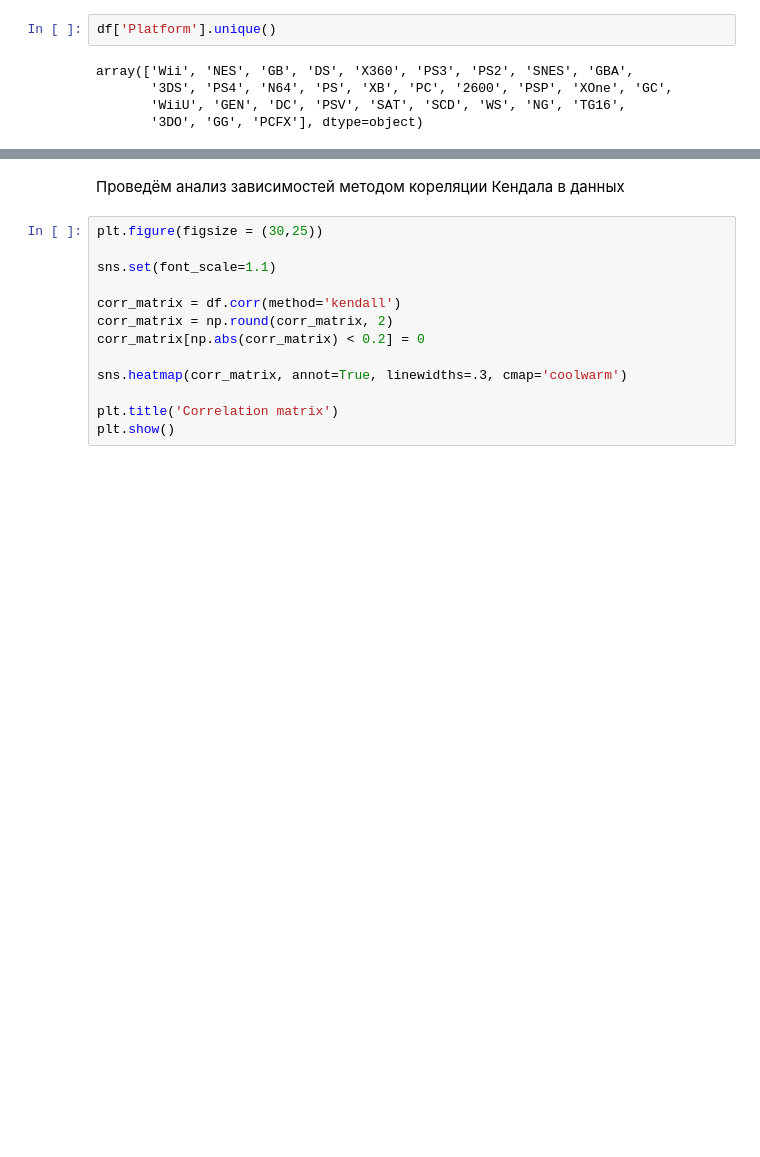
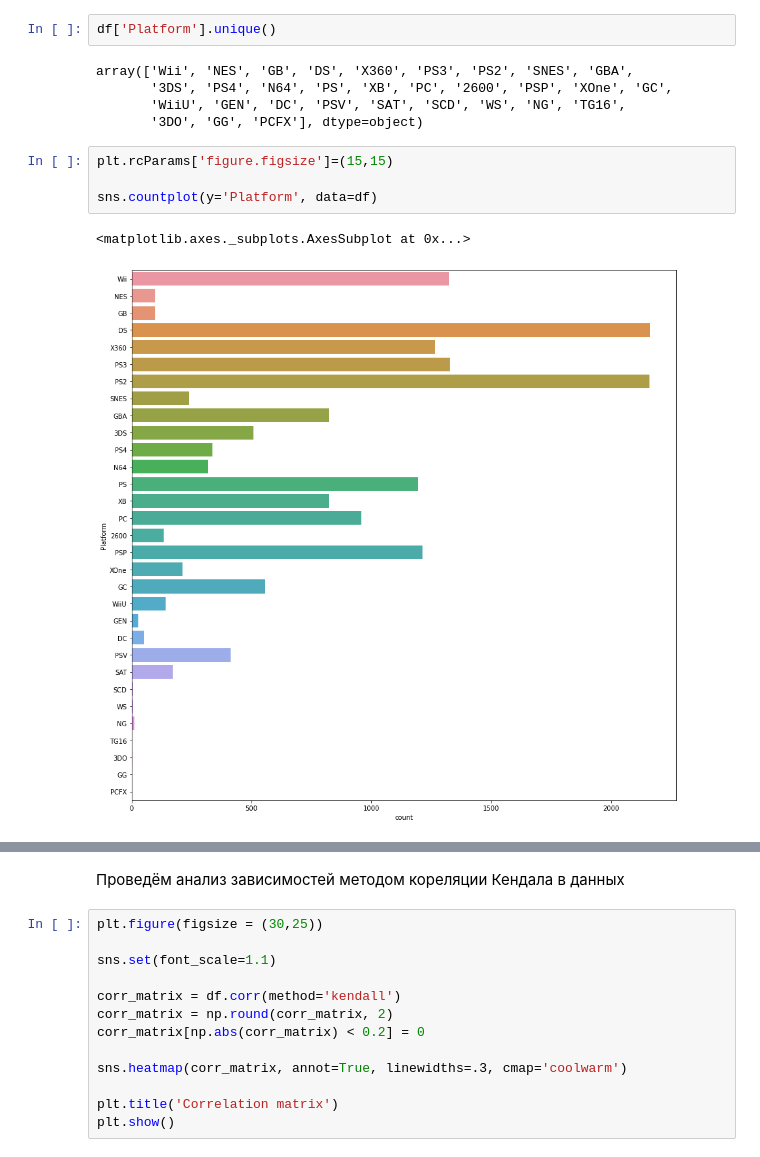
Before and after one commit to HeelHook88/math_stat_and_probability_theory, a Jupyter notebook: Final_project.ipynb, the cells around one changed output, grey strips where cells are left out. Cells and saved outputs as stored; diff of their text form; blank space fills up the shorter version.

```diff
--- a/Final_project.ipynb
+++ b/Final_project.ipynb
@@ -216,3 +219,10 @@ array(['Wii', 'NES', 'GB', 'DS', 'X360', 'PS3', 'PS2', 'SNES', 'GBA',
        '3DS', 'PS4', 'N64', 'PS', 'XB', 'PC', '2600', 'PSP', 'XOne', 'GC',
        'WiiU', 'GEN', 'DC', 'PSV', 'SAT', 'SCD', 'WS', 'NG', 'TG16',
        '3DO', 'GG', 'PCFX'], dtype=object)
+# %%
+plt.rcParams['figure.figsize']=(15,15)
+
+sns.countplot(y='Platform', data=df)
+# %% [output]
+<matplotlib.axes._subplots.AxesSubplot at 0x...>
+[figure, added]
```
Also changed, not shown: parts of 15 cells of this notebook, 2 other files.
